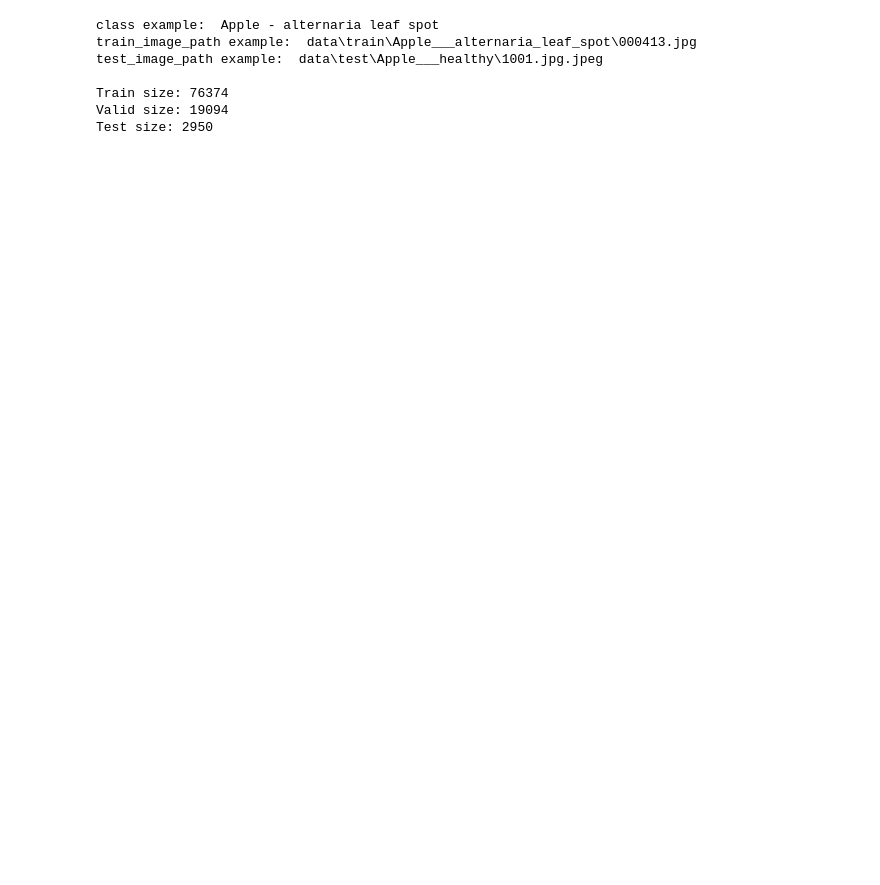
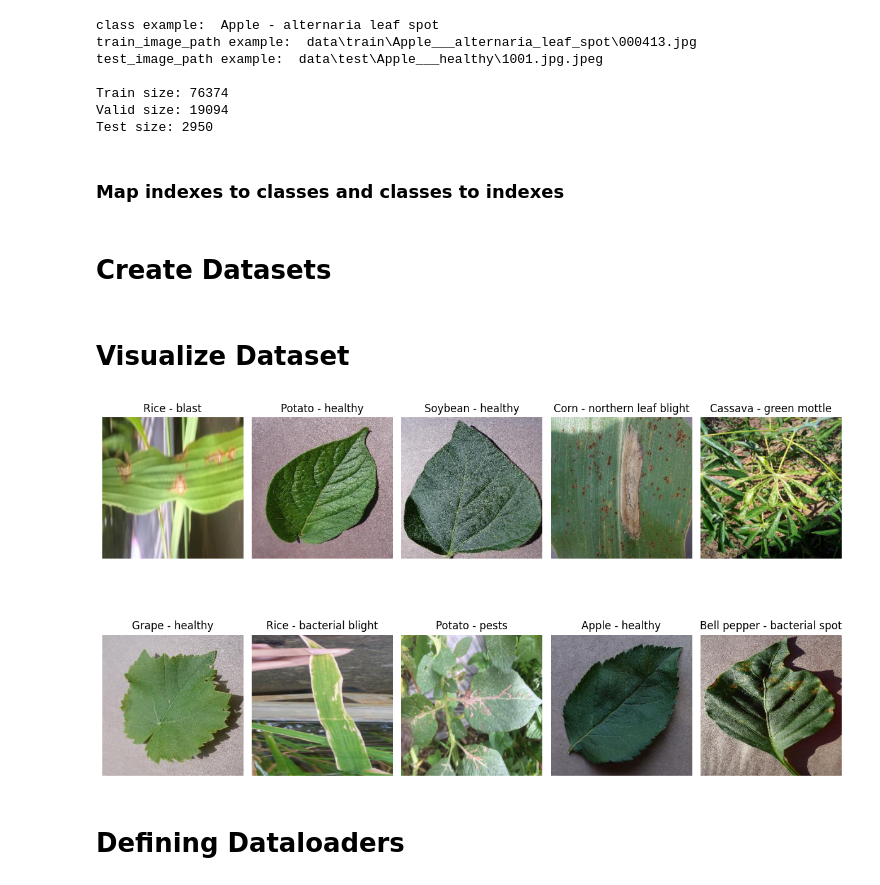
Before and after one commit to mc090/Plant-Disease-Classification, a Jupyter notebook: AI.ipynb, the cells around one changed output. Drawn from its saved outputs; the diff is of its cells as text; code cells hidden in the pictures; blank space fills up the shorter version.

Commit message:
Creating datasets, visualization and defining Dataloaders.

```diff
--- a/AI.ipynb
+++ b/AI.ipynb
@@ -41,3 +48,10 @@ test_image_path example:  data\test\Apple___healthy\1001.jpg.jpeg
 Train size: 76374
 Valid size: 19094
 Test size: 2950
+# %% [markdown]
+### Map indexes to classes and classes to indexes
+# %%
+idx_to_class = {i:j for i, j in enumerate(classes)}
+class_to_idx = {value:key for key, value in idx_to_class.items()}
+# %% [markdown]
+# Create Datasets
@@ -43,0 +88,23 @@ Test size: 2950
+# %% [markdown]
+# Visualize Dataset
+# %%
+def visualize_augmentations(dataset, samples=10, cols=5):
+    rows = samples // cols
+    ax = plt.subplots(nrows=rows, ncols=cols, figsize=(12, 8))[1]
+
+    for i in range(samples):
+        idx = np.random.randint(1,len(train_image_paths))
+        image, index = dataset[idx]
+
+        ax.ravel()[i].imshow(image.permute(1,2,0))
+        ax.ravel()[i].set_axis_off()
+        ax.ravel()[i].set_title(idx_to_class[index])
+
+    plt.tight_layout(pad=1)
+    plt.show()
+
+visualize_augmentations(train_dataset)
+# %% [output]
+[figure, added]
+# %% [markdown]
+# Defining Dataloaders
```
Also changed, not shown: parts of 5 cells of this notebook, 1 other file.
